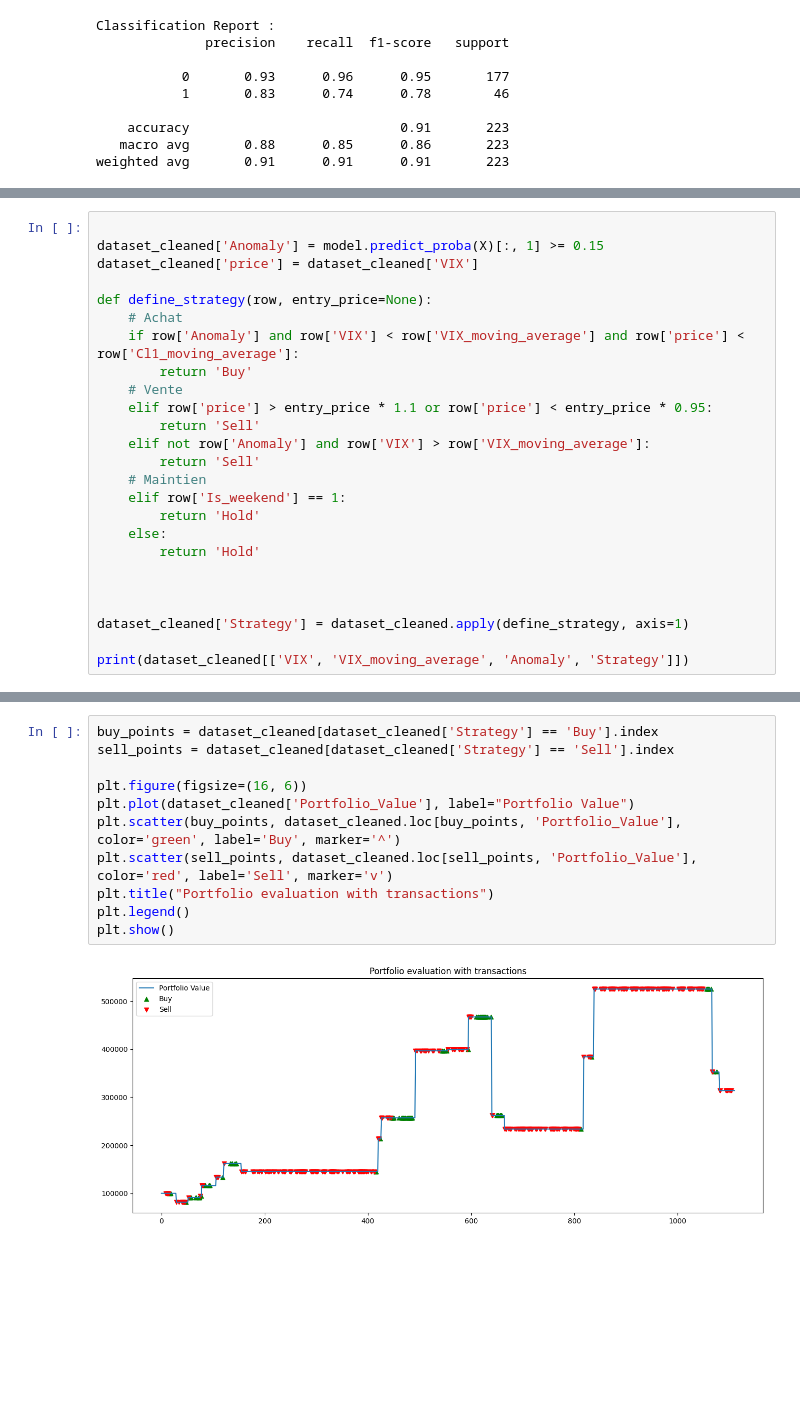
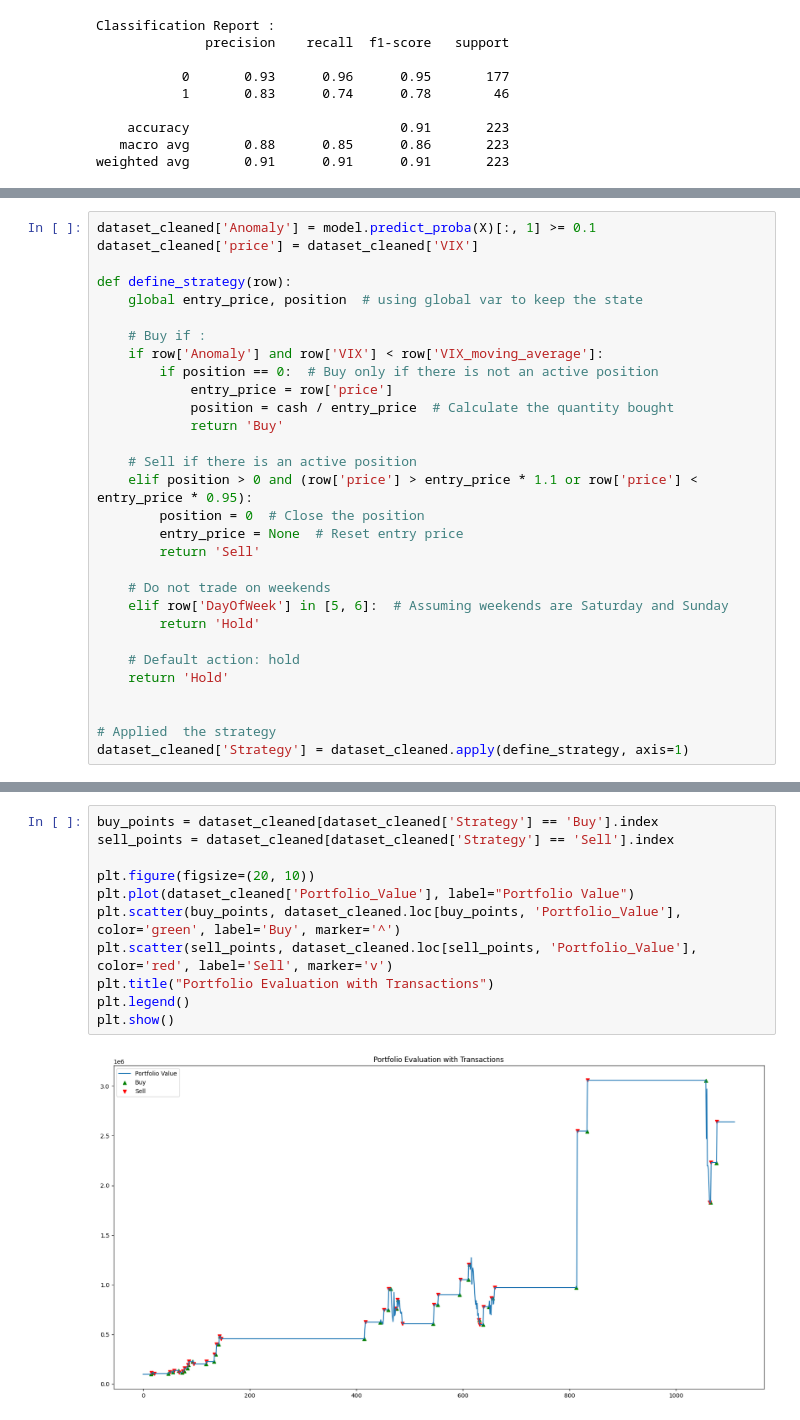
Before and after one commit to HAIBALLA1/market_crash_detection, a Jupyter notebook: notebooks/data_analysis.ipynb, the cells around one changed output, grey strips where cells are left out. Cells and saved outputs as stored; diff of their text form; blank space fills up the shorter version.

Commit message:
Backtesting and Visualization Of The Portfolio

```diff
--- a/notebooks/data_analysis.ipynb
+++ b/notebooks/data_analysis.ipynb
@@ -106,25 +120,30 @@ In this section, we will define and implement a data-driven investment strategy
 # %%
-
-dataset_cleaned['Anomaly'] = model.predict_proba(X)[:, 1] >= 0.15
+dataset_cleaned['Anomaly'] = model.predict_proba(X)[:, 1] >= 0.1
 dataset_cleaned['price'] = dataset_cleaned['VIX']
 
-def define_strategy(row, entry_price=None):
-    # Achat
-    if row['Anomaly'] and row['VIX'] < row['VIX_moving_average'] and row['price'] < row['Cl1_moving_average']:
-        return 'Buy'
-    # Vente
-    elif row['price'] > entry_price * 1.1 or row['price'] < entry_price * 0.95:
+def define_strategy(row):
+    global entry_price, position  # using global var to keep the state
+
+    # Buy if :
+    if row['Anomaly'] and row['VIX'] < row['VIX_moving_average']:
+        if position == 0:  # Buy only if there is not an active position
+            entry_price = row['price']
+            position = cash / entry_price  # Calculate the quantity bought
+            return 'Buy'
+
+    # Sell if there is an active position
+    elif position > 0 and (row['price'] > entry_price * 1.1 or row['price'] < entry_price * 0.95):
+        position = 0  # Close the position
+        entry_price = None  # Reset entry price
         return 'Sell'
-    elif not row['Anomaly'] and row['VIX'] > row['VIX_moving_average']:
-        return 'Sell'
-    # Maintien
-    elif row['Is_weekend'] == 1:
-        return 'Hold'
-    else:
+
+    # Do not trade on weekends
+    elif row['DayOfWeek'] in [5, 6]:  # Assuming weekends are Saturday and Sunday
         return 'Hold'
 
+    # Default action: hold
+    return 'Hold'
 
 
+# Applied  the strategy
 dataset_cleaned['Strategy'] = dataset_cleaned.apply(define_strategy, axis=1)
-
-print(dataset_cleaned[['VIX', 'VIX_moving_average', 'Anomaly', 'Strategy']])
@@ -160,13 +219,13 @@ KeyError: 'Strategy'
 # %%
 buy_points = dataset_cleaned[dataset_cleaned['Strategy'] == 'Buy'].index
 sell_points = dataset_cleaned[dataset_cleaned['Strategy'] == 'Sell'].index
 
-plt.figure(figsize=(16, 6))
+plt.figure(figsize=(20, 10))
 plt.plot(dataset_cleaned['Portfolio_Value'], label="Portfolio Value")
 plt.scatter(buy_points, dataset_cleaned.loc[buy_points, 'Portfolio_Value'], color='green', label='Buy', marker='^')
 plt.scatter(sell_points, dataset_cleaned.loc[sell_points, 'Portfolio_Value'], color='red', label='Sell', marker='v')
-plt.title("Portfolio evaluation with transactions")
+plt.title("Portfolio Evaluation with Transactions")
 plt.legend()
 plt.show()
 # %% [output]
-[figure, old version]
+[figure, new version]
```
Also changed, not shown: parts of 11 cells of this notebook.
